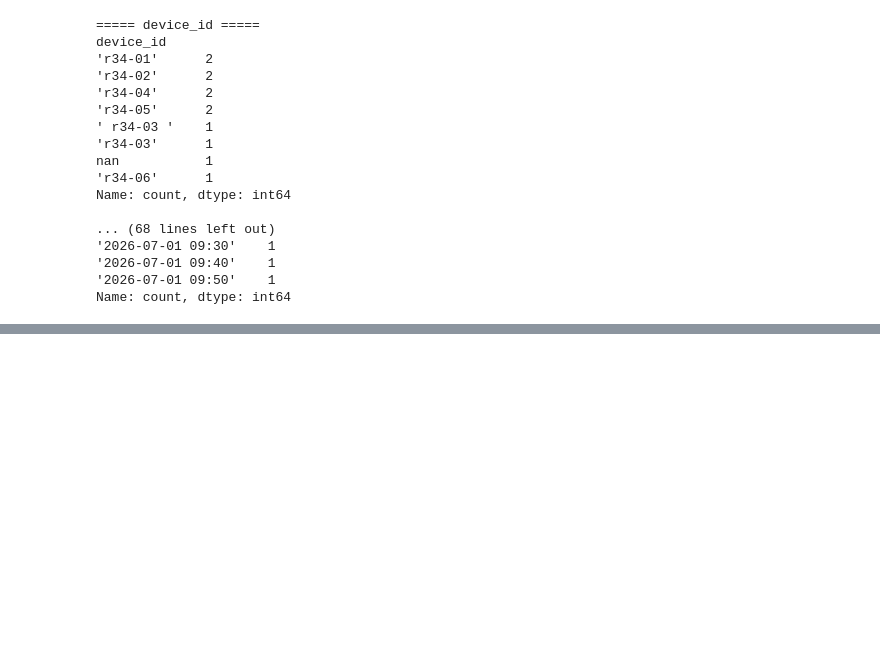
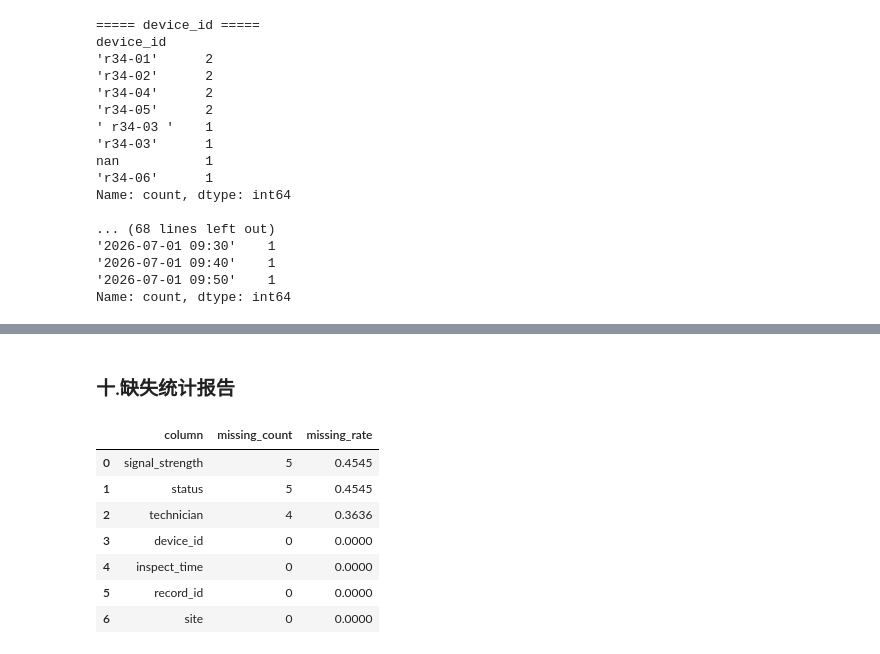
Before and after one commit to zhuimengren9527/projects, a Jupyter notebook: 02_sql_and_pandas/pandas_special_practice/01_cleaning/01_missing_value_cleaning/01_missing_value_cleaning.ipynb, the cells around one changed output, grey strips where cells are left out. Cells and saved outputs as stored; diff of their text form; code cells hidden in the pictures; blank space fills up the shorter version.

```diff
--- a/02_sql_and_pandas/pandas_special_practice/01_cleaning/01_missing_value_cleaning/01_missing_value_cleaning.ipynb
+++ b/02_sql_and_pandas/pandas_special_practice/01_cleaning/01_missing_value_cleaning/01_missing_value_cleaning.ipynb
@@ -256,0 +577,42 @@ Name: count, dtype: int64
+# %% [markdown]
+### 十.缺失统计报告
+# %%
+missing_report = (
+    df_cleaning
+    .isna()
+    .agg(['sum','mean'])
+    .T
+    .rename(
+        columns={
+            'sum':'missing_count',
+            'mean':'missing_rate'
+        }
+    )
+    .reset_index(names="column")
+    .sort_values(
+        by=["missing_count", "column"],
+        ascending=[False, True]
+    )
+    .reset_index(drop=True)
+)
+# 调整统计结果的显示格式
+missing_report["missing_count"] = (
+    missing_report["missing_count"]
+    .astype("int64")
+)
+
+missing_report["missing_rate"] = (
+    missing_report["missing_rate"]
+    .round(4)
+)
+
+missing_report
+# %% [output]
+|  | column | missing_count | missing_rate |
+| 0 | signal_strength | 5 | 0.4545 |
+| 1 | status | 5 | 0.4545 |
+| 2 | technician | 4 | 0.3636 |
+| 3 | device_id | 0 | 0.0000 |
+| 4 | inspect_time | 0 | 0.0000 |
+| 5 | record_id | 0 | 0.0000 |
+| 6 | site | 0 | 0.0000 |
```
Also changed, not shown: parts of 34 cells of this notebook, 1 other file.
